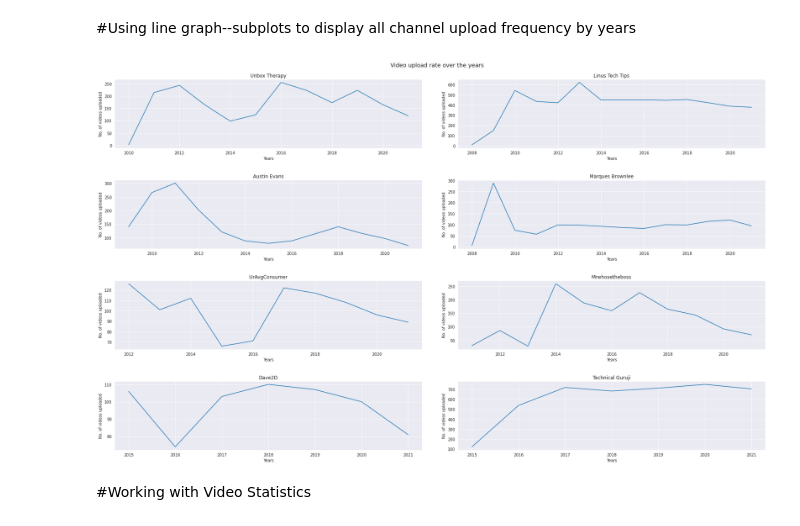
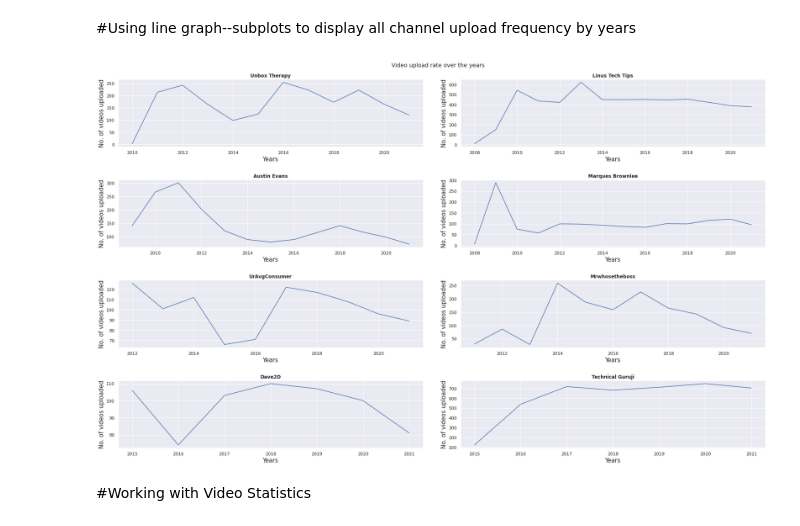
Before and after one commit to PyAshishMhatre/Channel-Analysis-using-Youtube-Data-API, a Jupyter notebook: YoutubeAnalysis.ipynb, the cells around one changed output. Saved outputs shown, nothing was run; the diff lists cells and outputs as text; code cells hidden in the pictures.

```diff
--- a/YoutubeAnalysis.ipynb
+++ b/YoutubeAnalysis.ipynb
@@ -210,66 +210,66 @@ def aggyear(colname):
 fig, axes = plt.subplots(4, 2, figsize=(25, 15))
 sns.set_theme(style="darkgrid")
 fig.tight_layout(pad=5.0)
-fig.suptitle('Video upload rate over the years')
+fig.suptitle('Video upload rate over the years', fontdict= { 'fontsize': 20 })
 
 
 X,Y,plotdata = aggyear('Unbox Therapy')
 l = sns.lineplot(ax=axes[0, 0], x = X, y=Y,data = plotdata, markers ='+')
-l.set_ylabel('No. of videos uploaded')
-l.set_xlabel('Years')
-axes[0][0].set_title('Unbox Therapy')
+l.set_ylabel('No. of videos uploaded', fontdict= { 'fontsize' : 15})
+l.set_xlabel('Years', fontdict= { 'fontsize' : 15})
+axes[0][0].set_title('Unbox Therapy', fontdict = {'fontweight' : 'bold'})
 
 
 X,Y,plotdata = aggyear('Linus Tech Tips')
 l= sns.lineplot(ax=axes[0, 1], x = X, y=Y,data = plotdata, markers ='+')
-l.set_ylabel('No. of videos uploaded')
-l.set_xlabel('Years')
-axes[0][1].set_title('Linus Tech Tips')
+l.set_ylabel('No. of videos uploaded', fontdict= { 'fontsize' : 15})
+l.set_xlabel('Years', fontdict= { 'fontsize' : 15})
+axes[0][1].set_title('Linus Tech Tips', fontdict = {'fontweight' : 'bold'})
 
 
 X,Y,plotdata = aggyear('Austin Evans')
 l= sns.lineplot(ax=axes[1, 0], x = X, y=Y,data = plotdata, markers ='+')
-l.set_ylabel('No. of videos uploaded')
-l.set_xlabel('Years')
-axes[1][0].set_title('Austin Evans')
+l.set_ylabel('No. of videos uploaded', fontdict= { 'fontsize' : 15})
+l.set_xlabel('Years', fontdict= { 'fontsize' : 15})
+axes[1][0].set_title('Austin Evans', fontdict = {'fontweight' : 'bold'})
 
 
 X,Y,plotdata = aggyear('Marques Brownlee')
 l=sns.lineplot(ax=axes[1, 1], x = X, y=Y,data = plotdata, markers ='+')
-l.set_ylabel('No. of videos uploaded')
-l.set_xlabel('Years')
-axes[1][1].set_title('Marques Brownlee')
+l.set_ylabel('No. of videos uploaded', fontdict= { 'fontsize' : 15})
+l.set_xlabel('Years', fontdict= { 'fontsize' : 15})
+axes[1][1].set_title('Marques Brownlee', fontdict = {'fontweight' : 'bold'})
 
 
 X,Y,plotdata = aggyear('UrAvgConsumer')
 l=sns.lineplot(ax=axes[2, 0], x = X, y=Y,data = plotdata, markers ='+')
-l.set_ylabel('No. of videos uploaded')
-l.set_xlabel('Years')
-axes[2][0].set_title('UrAvgConsumer')
+l.set_ylabel('No. of videos uploaded', fontdict= { 'fontsize' : 15})
+l.set_xlabel('Years', fontdict= { 'fontsize' : 15})
+axes[2][0].set_title('UrAvgConsumer', fontdict = {'fontweight' : 'bold'})
 
 
 X,Y,plotdata = aggyear('Mrwhosetheboss')
 l=sns.lineplot(ax=axes[2, 1], x = X, y=Y,data = plotdata, markers ='+')
-l.set_ylabel('No. of videos uploaded')
-l.set_xlabel('Years')
-axes[2][1].set_title('Mrwhosetheboss')
+l.set_ylabel('No. of videos uploaded', fontdict= { 'fontsize' : 15})
+l.set_xlabel('Years', fontdict= { 'fontsize' : 15})
+axes[2][1].set_title('Mrwhosetheboss', fontdict = {'fontweight' : 'bold'})
 
 
 X,Y,plotdata = aggyear('Dave2D')
 l=sns.lineplot(ax=axes[3, 0], x = X, y=Y,data = plotdata, markers ='+')
-l.set_ylabel('No. of videos uploaded')
-l.set_xlabel('Years')
-axes[3][0].set_title('Dave2D')
+l.set_ylabel('No. of videos uploaded', fontdict= { 'fontsize' : 15})
+l.set_xlabel('Years', fontdict= { 'fontsize' : 15})
+axes[3][0].set_title('Dave2D', fontdict = {'fontweight' : 'bold'})
 
 
 X,Y,plotdata = aggyear('Technical Guruji')
 l=sns.lineplot(ax=axes[3, 1], x = X, y=Y,data = plotdata, markers ='+')
-l.set_ylabel('No. of videos uploaded')
-l.set_xlabel('Years')
-axes[3][1].set_title('Technical Guruji')
+l.set_ylabel('No. of videos uploaded', fontdict= { 'fontsize' : 15})
+l.set_xlabel('Years', fontdict= { 'fontsize' : 15})
+axes[3][1].set_title('Technical Guruji', fontdict = {'fontweight' : 'bold'})
 plt.show()
 # %% [output]
-[figure, old version]
+[figure, new version]
 # %% [markdown]
 #Working with Video Statistics
 # %%
```
Also changed, not shown: parts of 44 cells of this notebook.
